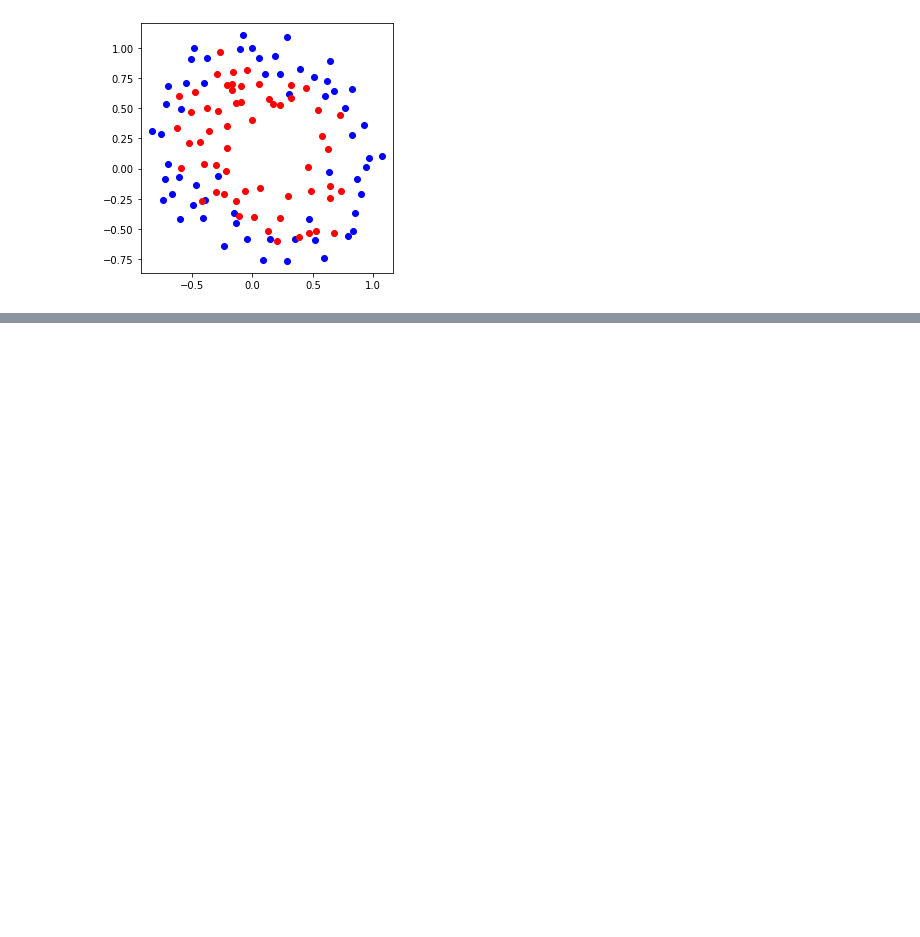
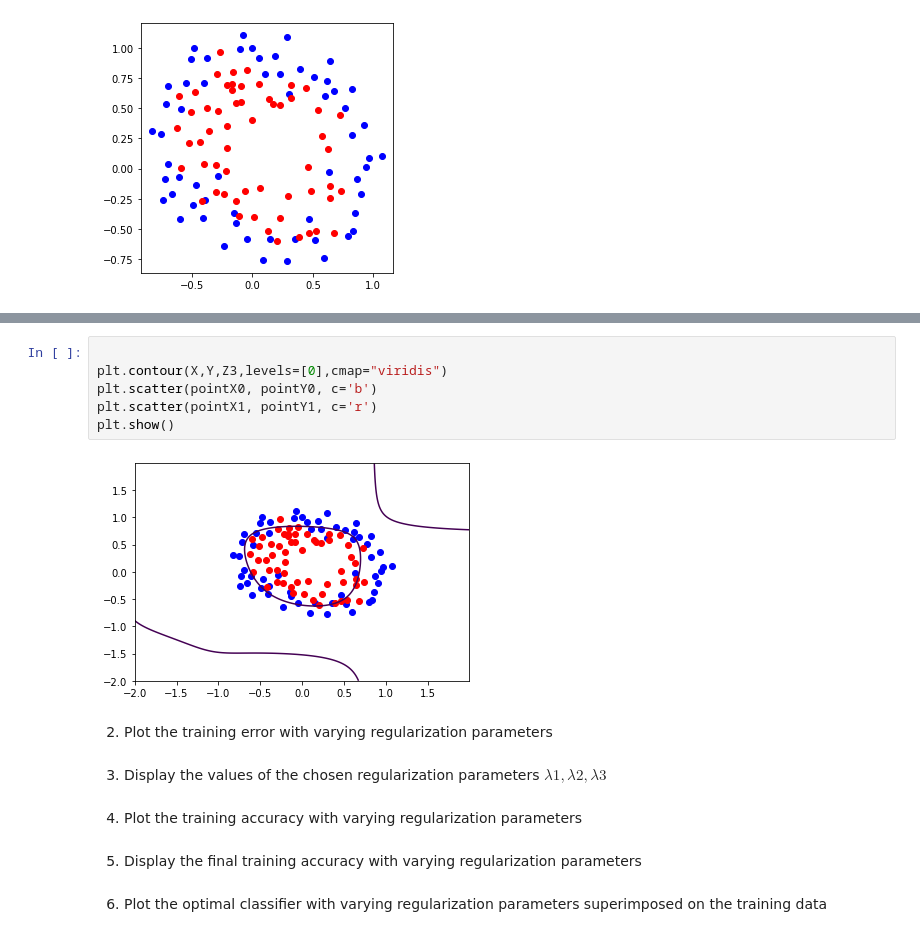
Before and after one commit to CJavaPython/AssignmentFolder, a Jupyter notebook: Assignment07/Assignment07.ipynb, the cells around one changed output, grey strips where cells are left out. Saved outputs shown, nothing was run; the diff lists cells and outputs as text; blank space fills up the shorter version.

Commit message:
just right lambda = 0.01

```diff
--- a/Assignment07/Assignment07.ipynb
+++ b/Assignment07/Assignment07.ipynb
@@ -137,0 +232,19 @@ plt.show()
+# %%
+
+plt.contour(X,Y,Z3,levels=[0],cmap="viridis")
+plt.scatter(pointX0, pointY0, c='b')
+plt.scatter(pointX1, pointY1, c='r')
+plt.show()
+# %% [output]
+[figure, added]
+# %% [markdown]
+2. Plot the training error with varying regularization parameters
+# %% [markdown]
+3. Display the values of the chosen regularization parameters
+$\lambda1, \lambda2, \lambda3$
+# %% [markdown]
+4. Plot the training accuracy with varying regularization parameters
+# %% [markdown]
+5. Display the final training accuracy with varying regularization parameters
+# %% [markdown]
+6. Plot the optimal classifier with varying regularization parameters superimposed on the training data
```
Also changed, not shown: parts of 12 cells of this notebook.
